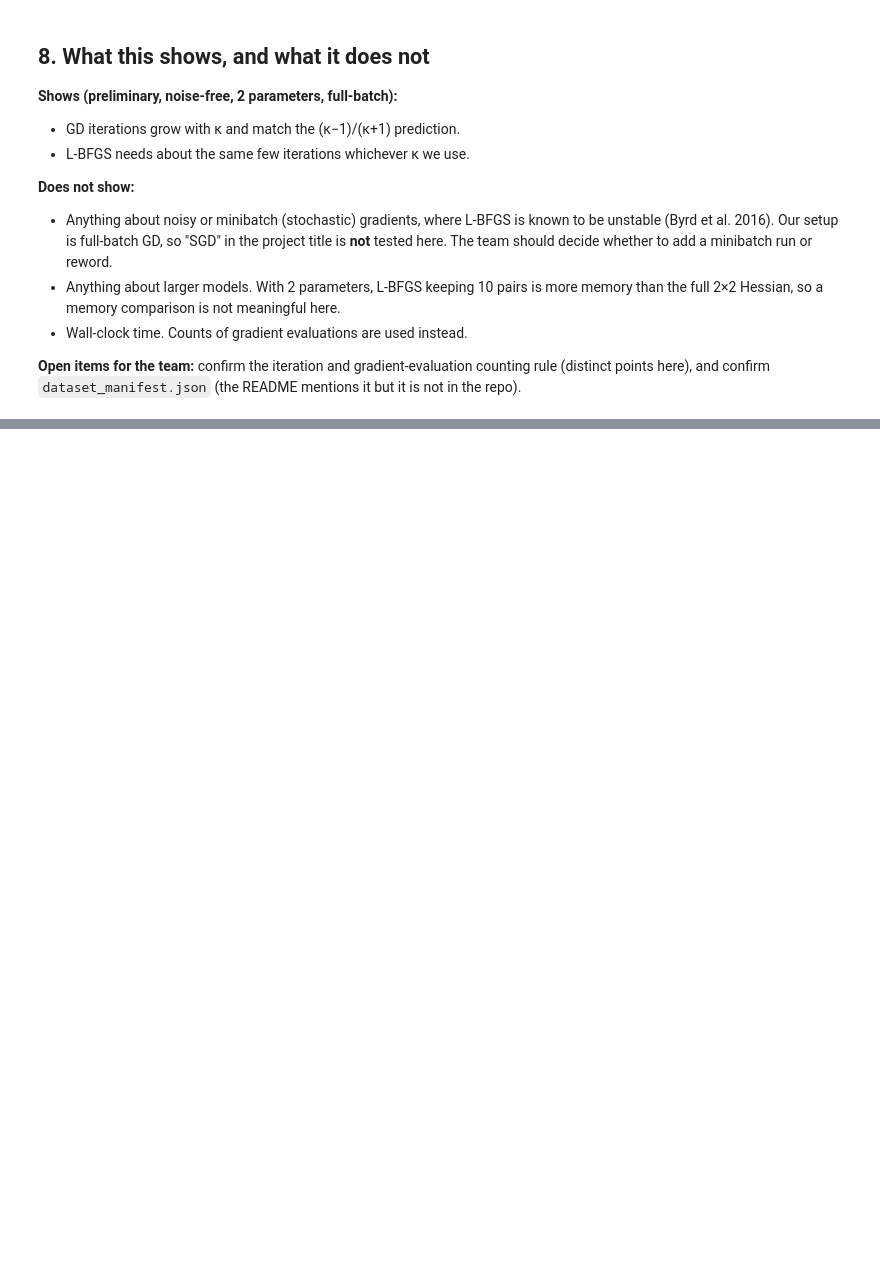
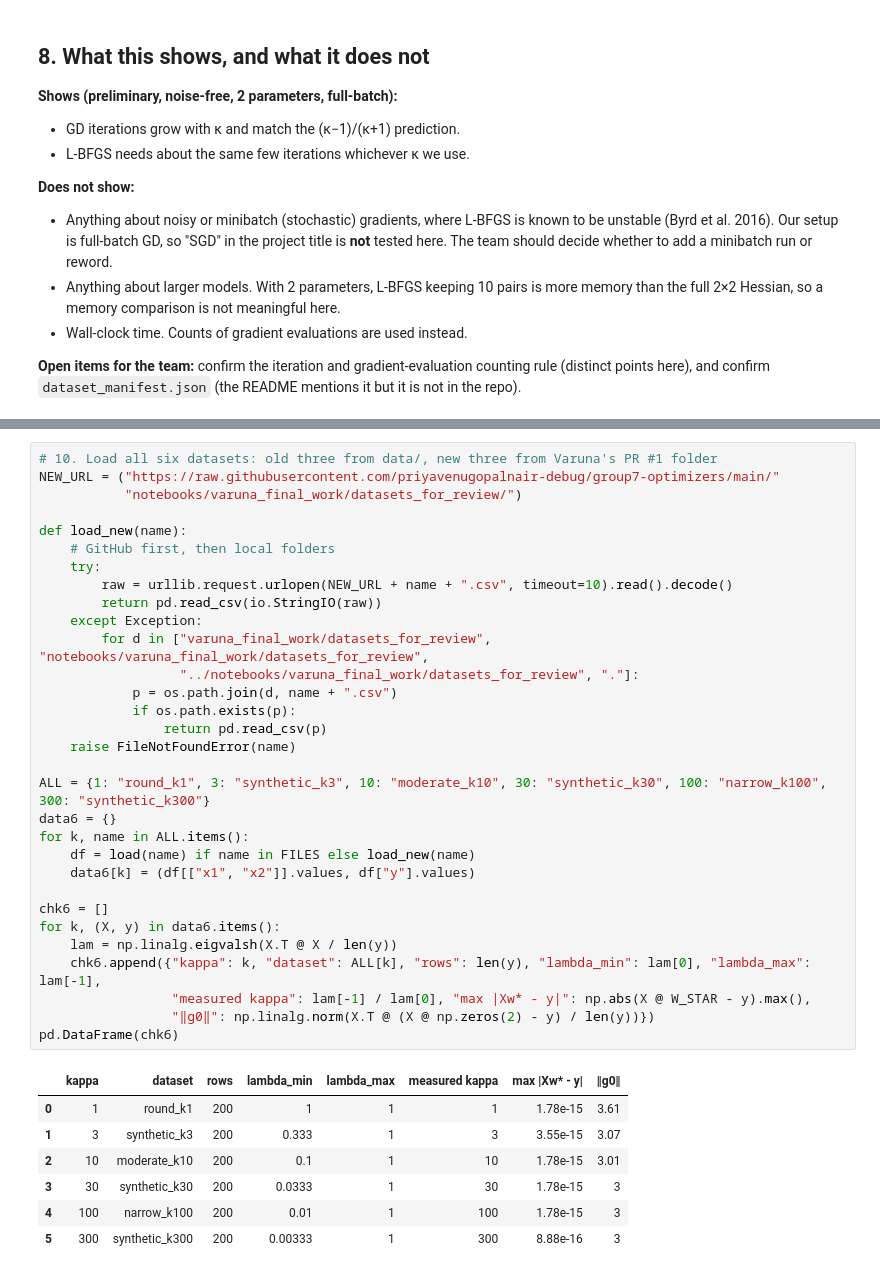
Before and after one commit to priyavenugopalnair-debug/group7-optimizers, a Jupyter notebook: notebooks/Jyoti_Maths_project.ipynb, the cells around one changed output, grey strips where cells are left out. Drawn from its saved outputs; the diff is of its cells as text; blank space fills up the shorter version.

```diff
--- a/notebooks/Jyoti_Maths_project.ipynb
+++ b/notebooks/Jyoti_Maths_project.ipynb
@@ -201,0 +236,39 @@ plt.tight_layout(); plt.show()
+# %%
+# 10. Load all six datasets: old three from data/, new three from Varuna's PR #1 folder
+NEW_URL = ("https://raw.githubusercontent.com/priyavenugopalnair-debug/group7-optimizers/main/"
+           "notebooks/varuna_final_work/datasets_for_review/")
+
+def load_new(name):
+    # GitHub first, then local folders
+    try:
+        raw = urllib.request.urlopen(NEW_URL + name + ".csv", timeout=10).read().decode()
+        return pd.read_csv(io.StringIO(raw))
+    except Exception:
+        for d in ["varuna_final_work/datasets_for_review", "notebooks/varuna_final_work/datasets_for_review",
+                  "../notebooks/varuna_final_work/datasets_for_review", "."]:
+            p = os.path.join(d, name + ".csv")
+            if os.path.exists(p):
+                return pd.read_csv(p)
+    raise FileNotFoundError(name)
+
+ALL = {1: "round_k1", 3: "synthetic_k3", 10: "moderate_k10", 30: "synthetic_k30", 100: "narrow_k100", 300: "synthetic_k300"}
+data6 = {}
+for k, name in ALL.items():
+    df = load(name) if name in FILES else load_new(name)
+    data6[k] = (df[["x1", "x2"]].values, df["y"].values)
+
+chk6 = []
+for k, (X, y) in data6.items():
+    lam = np.linalg.eigvalsh(X.T @ X / len(y))
+    chk6.append({"kappa": k, "dataset": ALL[k], "rows": len(y), "lambda_min": lam[0], "lambda_max": lam[-1],
+                 "measured kappa": lam[-1] / lam[0], "max |Xw* - y|": np.abs(X @ W_STAR - y).max(),
+                 "‖g0‖": np.linalg.norm(X.T @ (X @ np.zeros(2) - y) / len(y))})
+pd.DataFrame(chk6)
+# %% [output]
+|  | kappa | dataset | rows | lambda_min | lambda_max | measured kappa | max |Xw* - y| | ‖g0‖ |
+| 0 | 1 | round_k1 | 200 | 1 | 1 | 1 | 1.78e-15 | 3.61 |
+| 1 | 3 | synthetic_k3 | 200 | 0.333 | 1 | 3 | 3.55e-15 | 3.07 |
+| 2 | 10 | moderate_k10 | 200 | 0.1 | 1 | 10 | 1.78e-15 | 3.01 |
+| 3 | 30 | synthetic_k30 | 200 | 0.0333 | 1 | 30 | 1.78e-15 | 3 |
+| 4 | 100 | narrow_k100 | 200 | 0.01 | 1 | 100 | 1.78e-15 | 3 |
+| 5 | 300 | synthetic_k300 | 200 | 0.00333 | 1 | 300 | 8.88e-16 | 3 |
```
Also changed, not shown: parts of 9 cells of this notebook.
